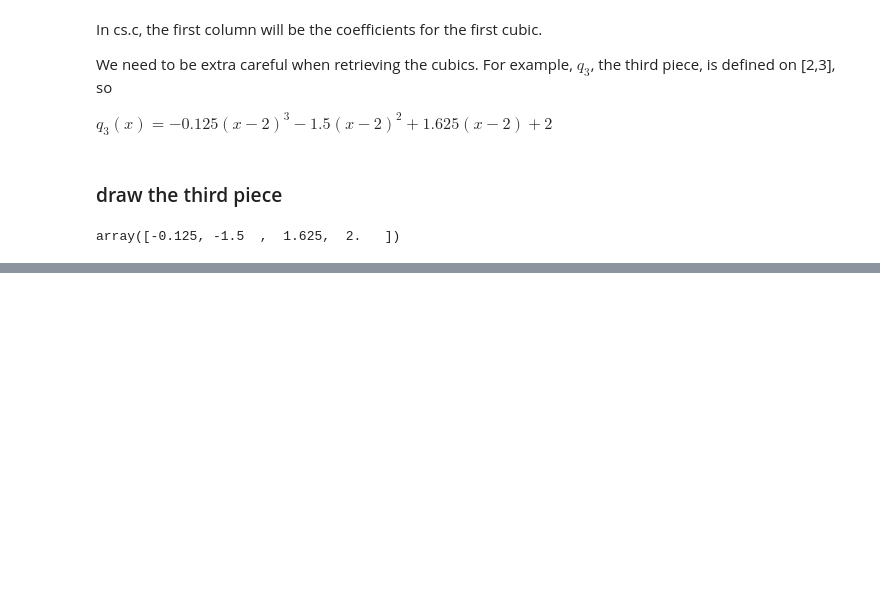
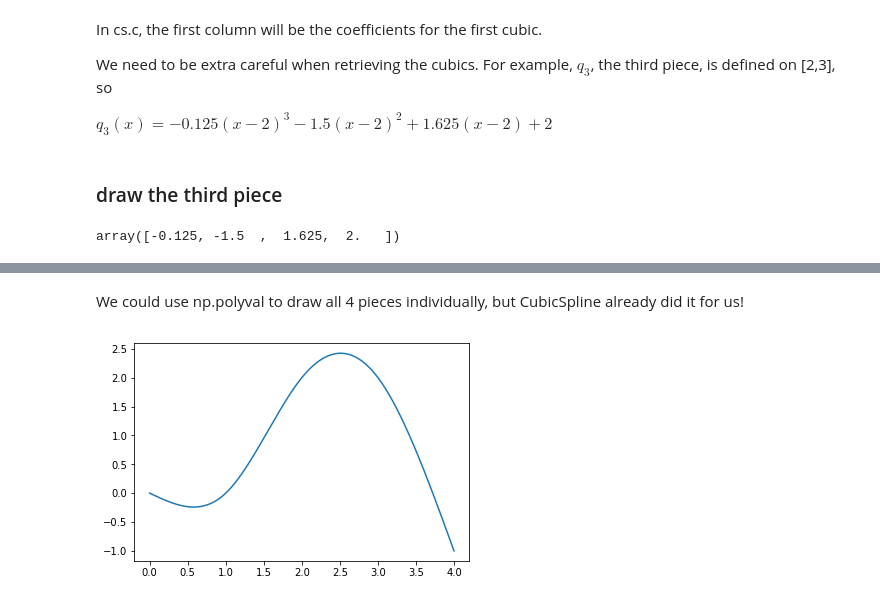
Before and after one commit to Numerical-Analysis/Spr2020Math377, a Jupyter notebook: nbs/PolyInterp.ipynb, the cells around one changed output, grey strips where cells are left out. Saved outputs shown, nothing was run; the diff lists cells and outputs as text; code cells hidden in the pictures; blank space fills up the shorter version.

```diff
--- a/nbs/PolyInterp.ipynb
+++ b/nbs/PolyInterp.ipynb
@@ -173,0 +174,8 @@ plt.show()
+# %% [markdown]
+We could use np.polyval to draw all 4 pieces individually, but CubicSpline already did it for us!
+# %%
+t = np.arange(x[0],x[-1]+0.01,0.01)  # x[-1] is the last entry of the array x
+plt.plot(t, cs(t))
+plt.show()
+# %% [output]
+[figure, added]
```
Also changed, not shown: parts of 1 cell of this notebook.
